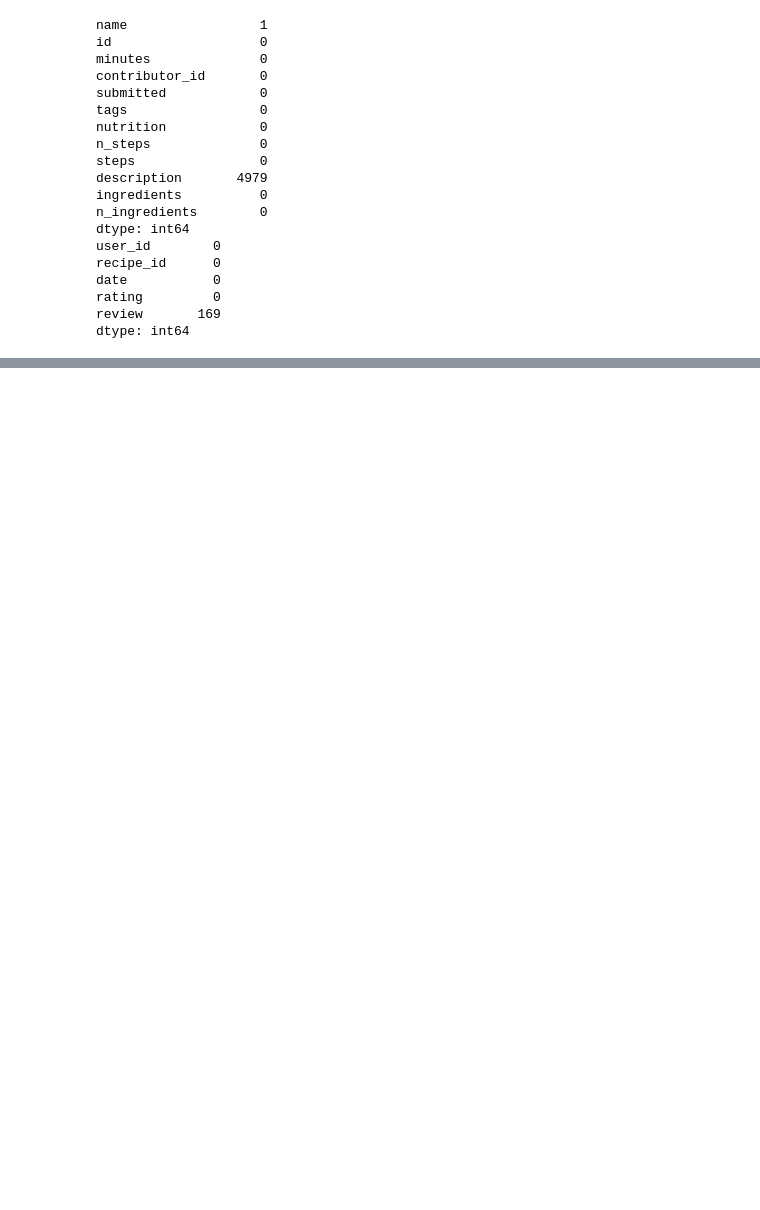
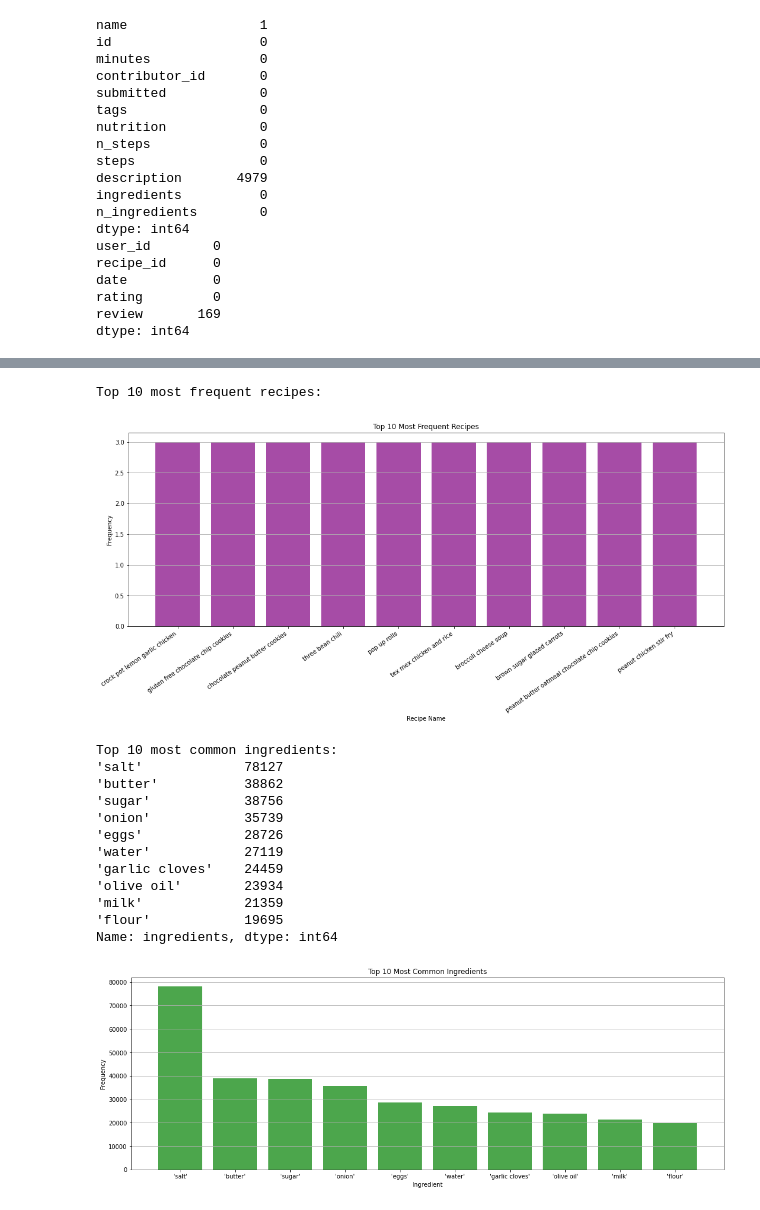
Before and after one commit to 353-KeithFernandes/PPCapstone, a Jupyter notebook: Food_recommendation_system.ipynb, the cells around one changed output, grey strips where cells are left out. Saved outputs shown, nothing was run; the diff lists cells and outputs as text; code cells hidden in the pictures; blank space fills up the shorter version.

Commit message:
Fixing and implementations
- fixed dataset merging
- added EDA analysis
- other adjustments

```diff
--- a/Food_recommendation_system.ipynb
+++ b/Food_recommendation_system.ipynb
@@ -93,2 +131,12 @@ recipes.dropna(subset=['name'], inplace=True)
 recipe_no_description = "Description not available"
 recipes['description'].fillna(recipe_no_description, inplace=True)
+# %%
+# Calculate the length of each recipe name
+recipes['name_length'] = recipes['name'].apply(len)
+
+# Filter recipes with names less than 4 characters
+# That will be relevant for the final search
+short_name_recipes = recipes[recipes['name_length'] < 3]
+
+# Display the filtered recipes
+print(short_name_recipes[['name', 'name_length']])
@@ -94,0 +196,47 @@ recipes['description'].fillna(recipe_no_description, inplace=True)
+# %%
+# Top 10 most frequent recipes
+# The chart shows the recipe names that repeat the most in the dataset
+# Duplicates will be trated later
+top_recipes = recipes['name'].value_counts().head(10)
+print("Top 10 most frequent recipes:")
+# print(top_recipes)
+
+plt.figure(figsize=(18, 6))
+plt.bar(top_recipes.index, top_recipes.values, color='purple', alpha=0.7)
+plt.title('Top 10 Most Frequent Recipes')
+plt.xlabel('Recipe Name')
+plt.ylabel('Frequency')
+plt.xticks(rotation=35, ha='right')
+plt.grid(axis='y')
+plt.show()
+
+# Top 10 most common ingredients
+ingredients_list = recipes['ingredients'].str.split(',').explode().str.strip()
+top_ingredients = ingredients_list.value_counts().head(10)
+print("Top 10 most common ingredients:")
+print(top_ingredients)
+
+plt.figure(figsize=(18, 6))
+plt.bar(top_ingredients.index, top_ingredients.values, color='green', alpha=0.7)
+plt.title('Top 10 Most Common Ingredients')
+plt.xlabel('Ingredient')
+plt.ylabel('Frequency')
+plt.xticks()
+plt.grid(axis='y')
+plt.show()
+# %% [output]
+Top 10 most frequent recipes:
+[figure, added]
+Top 10 most common ingredients:
+'salt'             78127
+'butter'           38862
+'sugar'            38756
+'onion'            35739
+'eggs'             28726
+'water'            27119
+'garlic cloves'    24459
+'olive oil'        23934
+'milk'             21359
+'flour'            19695
+Name: ingredients, dtype: int64
+[figure, added]
```
Also changed, not shown: parts of 33 cells of this notebook.
